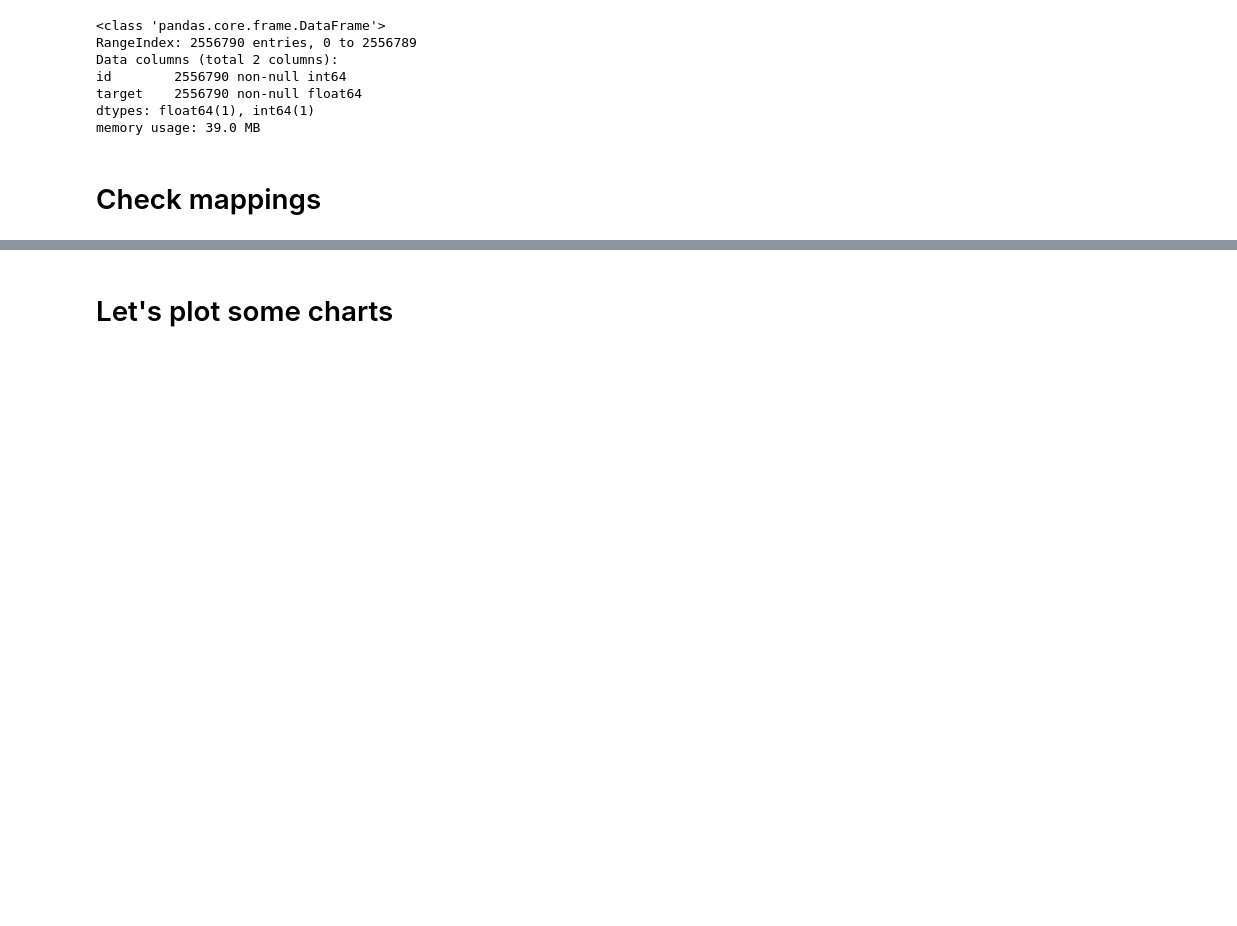
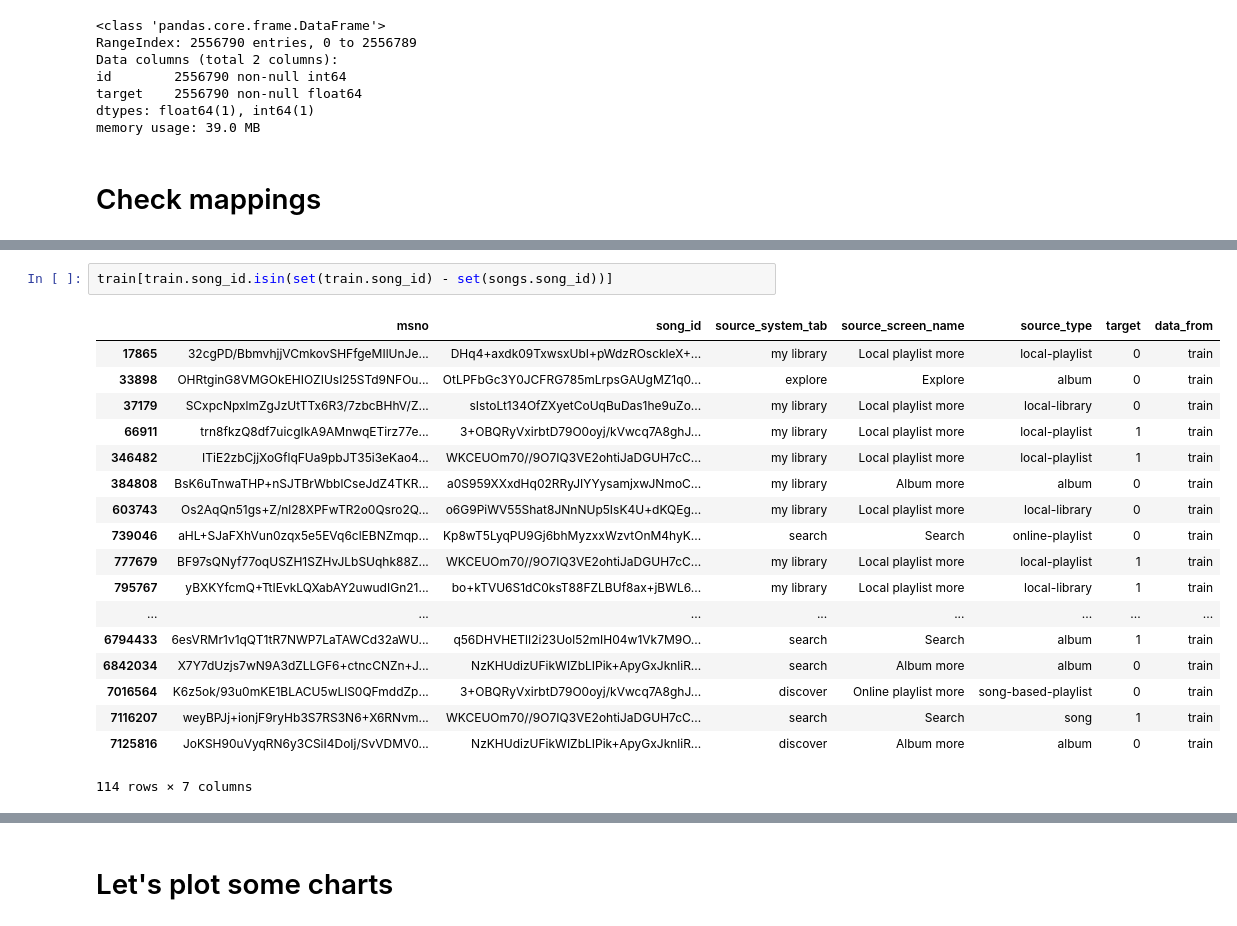
Before and after one commit to IooHooI/RECOMMENDATION_SYSTEMS_2, a Jupyter notebook: notebooks/EDA.ipynb, the cells around one changed output, grey strips where cells are left out. Saved outputs shown, nothing was run; the diff lists cells and outputs as text; blank space fills up the shorter version.

```diff
--- a/notebooks/EDA.ipynb
+++ b/notebooks/EDA.ipynb
@@ -540,0 +549,21 @@ len(set(test.msno) - set(train.msno))
+# %%
+train[train.song_id.isin(set(train.song_id) - set(songs.song_id))]
+# %% [output]
+|  | msno | song_id | source_system_tab | source_screen_name | source_type | target | data_from |
+| 17865 | 32cgPD/BbmvhjjVCmkovSHFfgeMIlUnJe... | DHq4+axdk09TxwsxUbI+pWdzROsckleX+... | my library | Local playlist more | local-playlist | 0 | train |
+| 33898 | OHRtginG8VMGOkEHIOZIUsI25STd9NFOu... | OtLPFbGc3Y0JCFRG785mLrpsGAUgMZ1q0... | explore | Explore | album | 0 | train |
+| 37179 | SCxpcNpxlmZgJzUtTTx6R3/7zbcBHhV/Z... | sIstoLt134OfZXyetCoUqBuDas1he9uZo... | my library | Local playlist more | local-library | 0 | train |
+| 66911 | trn8fkzQ8df7uicgIkA9AMnwqETirz77e... | 3+OBQRyVxirbtD79O0oyj/kVwcq7A8ghJ... | my library | Local playlist more | local-playlist | 1 | train |
+| 346482 | ITiE2zbCjjXoGflqFUa9pbJT35i3eKao4... | WKCEUOm70//9O7IQ3VE2ohtiJaDGUH7cC... | my library | Local playlist more | local-playlist | 1 | train |
+| 384808 | BsK6uTnwaTHP+nSJTBrWbblCseJdZ4TKR... | a0S959XXxdHq02RRyJIYYysamjxwJNmoC... | my library | Album more | album | 0 | train |
+| 603743 | Os2AqQn51gs+Z/nl28XPFwTR2o0Qsro2Q... | o6G9PiWV55Shat8JNnNUp5IsK4U+dKQEg... | my library | Local playlist more | local-library | 0 | train |
+| 739046 | aHL+SJaFXhVun0zqx5e5EVq6clEBNZmqp... | Kp8wT5LyqPU9Gj6bhMyzxxWzvtOnM4hyK... | search | Search | online-playlist | 0 | train |
+| 777679 | BF97sQNyf77oqUSZH1SZHvJLbSUqhk88Z... | WKCEUOm70//9O7IQ3VE2ohtiJaDGUH7cC... | my library | Local playlist more | local-playlist | 1 | train |
+| 795767 | yBXKYfcmQ+TtIEvkLQXabAY2uwudIGn21... | bo+kTVU6S1dC0ksT88FZLBUf8ax+jBWL6... | my library | Local playlist more | local-library | 1 | train |
+| ... | ... | ... | ... | ... | ... | ... | ... |
+| 6794433 | 6esVRMr1v1qQT1tR7NWP7LaTAWCd32aWU... | q56DHVHETlI2i23Uol52mIH04w1Vk7M9O... | search | Search | album | 1 | train |
+| 6842034 | X7Y7dUzjs7wN9A3dZLLGF6+ctncCNZn+J... | NzKHUdizUFikWIZbLIPik+ApyGxJknliR... | search | Album more | album | 0 | train |
+| 7016564 | K6z5ok/93u0mKE1BLACU5wLlS0QFmddZp... | 3+OBQRyVxirbtD79O0oyj/kVwcq7A8ghJ... | discover | Online playlist more | song-based-playlist | 0 | train |
+| 7116207 | weyBPJj+ionjF9ryHb3S7RS3N6+X6RNvm... | WKCEUOm70//9O7IQ3VE2ohtiJaDGUH7cC... | search | Search | song | 1 | train |
+| 7125816 | JoKSH90uVyqRN6y3CSiI4DoIj/SvVDMV0... | NzKHUdizUFikWIZbLIPik+ApyGxJknliR... | discover | Album more | album | 0 | train |
+114 rows × 7 columns
```
Also changed, not shown: parts of 15 cells of this notebook, 1 other file.
